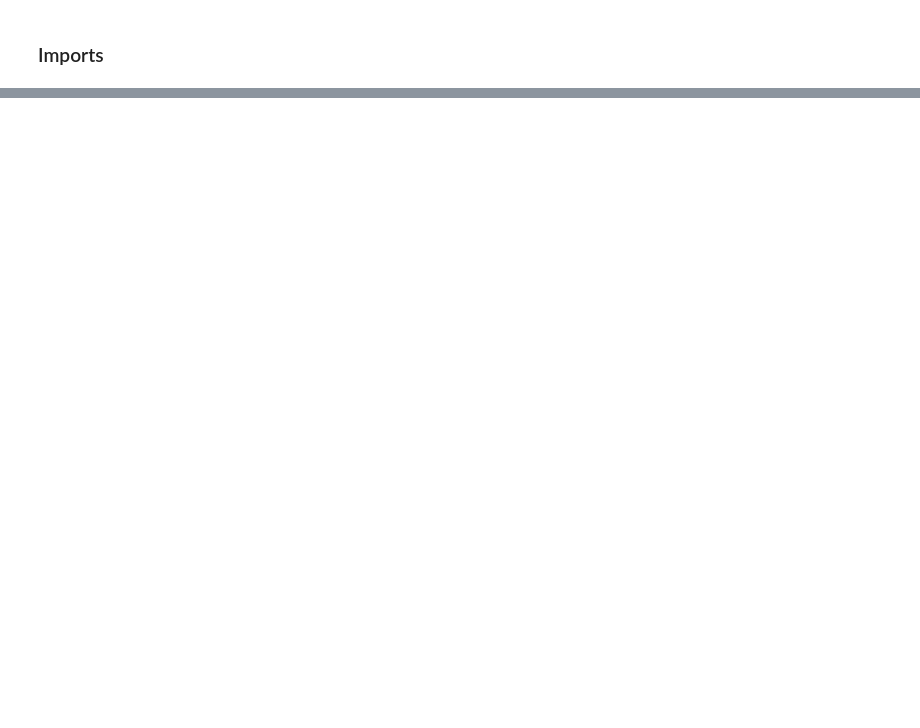
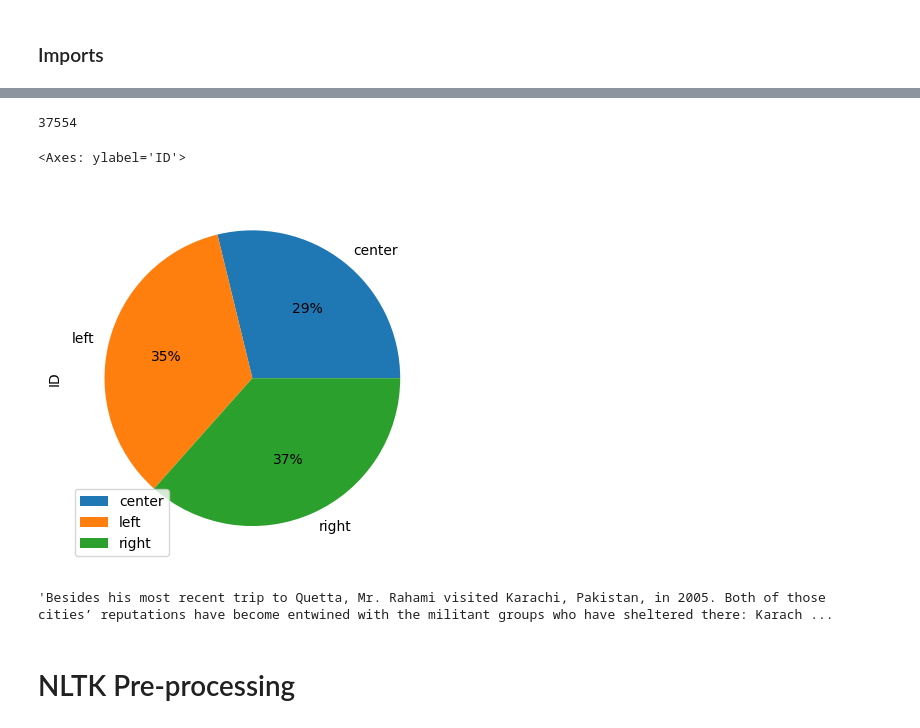
Before and after one commit to MWestberg3/bias-checker, a Jupyter notebook: bias_checker.ipynb, the cells around one changed output, grey strips where cells are left out. Saved outputs shown, nothing was run; the diff lists cells and outputs as text; code cells hidden in the pictures; blank space fills up the shorter version.

Commit message:
Working on Pre-processing

```diff
--- a/bias_checker.ipynb
+++ b/bias_checker.ipynb
@@ -18,8 +22,5 @@ for filename in os.listdir(path):
     break # Stop after finding the first CSV file
 
 
-df = pd.read_csv(csv_file_path)
-df.head()
-
-print("hello world!")
-print("one more test here!")
+bias_raw_df = pd.read_csv(csv_file_path)
+bias_raw_df.head()
@@ -25,0 +34,9 @@ print("one more test here!")
+# %%
+len(bias_raw_df)
+# %% [output]
+37554
+# %%
+bias_raw_df.groupby('bias_text').count().plot(kind='pie', y='ID', autopct='%1.0f%%')
+# %% [output]
+<Axes: ylabel='ID'>
+[figure, added]
@@ -25,0 +47,6 @@ print("one more test here!")
+# %%
+X_train[0]
+# %% [output]
+'Besides his most recent trip to Quetta, Mr. Rahami visited Karachi, Pakistan, in 2005. Both of those cities’ reputations have become entwined with the militant groups who have sheltered there: Karach ...
+# %% [markdown]
+# NLTK Pre-processing
```
Also changed, not shown: parts of 10 cells of this notebook.
